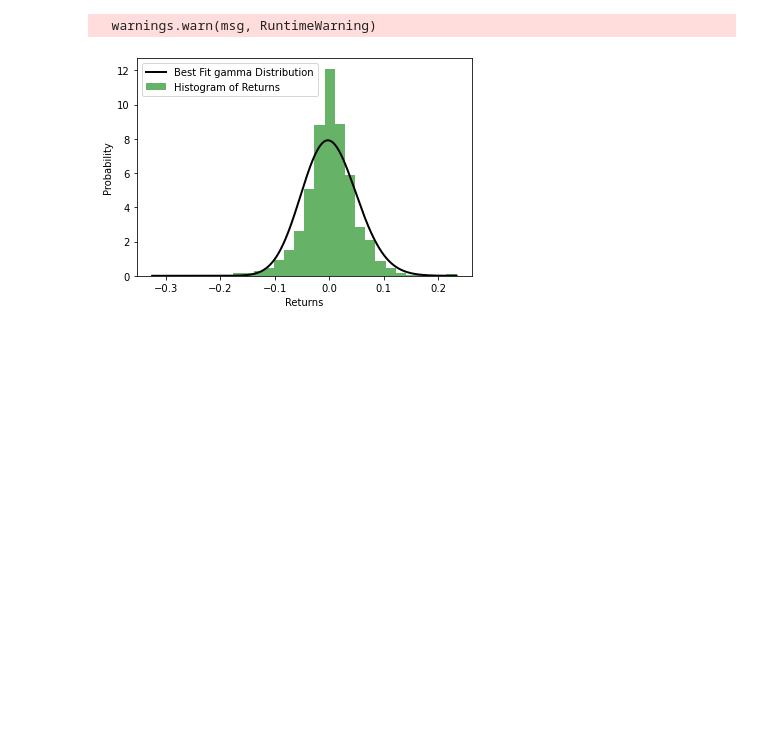
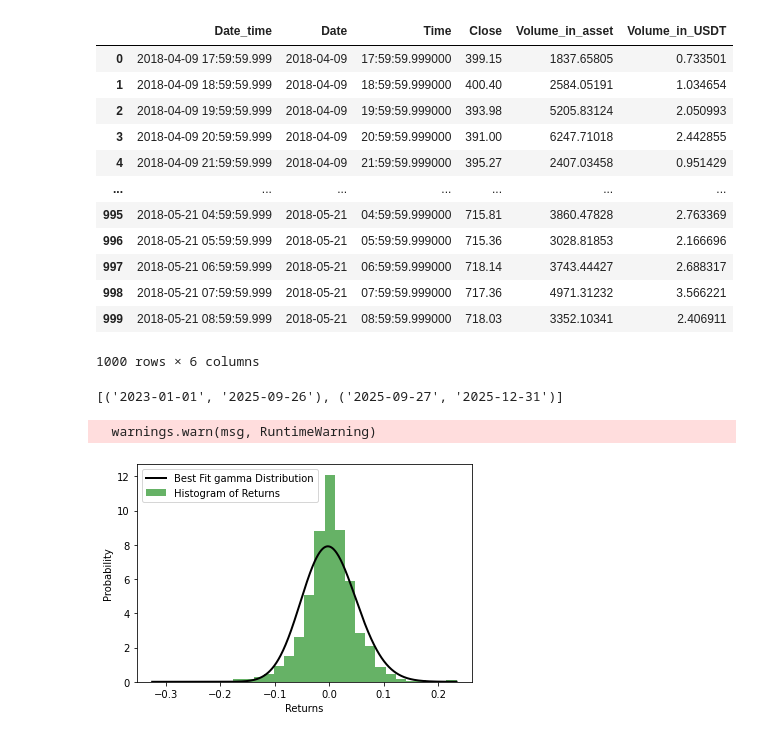
Before and after one commit to apastukhanov/idao_analytics, a Jupyter notebook: crypto_returns_dist.ipynb, the cells around one changed output. Cells and saved outputs as stored; diff of their text form; code cells hidden in the pictures; blank space fills up the shorter version.

```diff
--- a/crypto_returns_dist.ipynb
+++ b/crypto_returns_dist.ipynb
@@ -34,4 +93,4 @@ def create_df(data: Dict) -> pd.DataFrame:
     df['Volume_in_asset'] = df['Volume'].astype(float)
     df['Volume_in_USDT'] = (df['Volume_in_asset'] * df['Close']) / 1000000
 
-    return df[['Date', 'Time', 'Close', 'Volume_in_asset', 'Volume_in_USDT']]
+    return df[['Date_time', 'Date', 'Time', 'Close', 'Volume_in_asset', 'Volume_in_USDT']]
@@ -86,16 +168,68 @@ distributions = [
     "fatiguelife", # Fatigue life (Birnbaum-Saunders) distribution
 ]
 # %%
-interval = '1d'
+interval = '1h'
 ticker  = 'ETHUSDT'
 
 get_date = lambda delta: int((datetime.now() - timedelta(days=delta)).timestamp() * 1000)
 
 dt1 = get_date(1)
-dt2 = get_date(365*3+1)
+dt2 = get_date(2000)
 
 data = get_prices_binance(ticker, interval, dt2, dt1)
 df = create_df(data)
+df
+# %% [output]
+|  | Date_time | Date | Time | Close | Volume_in_asset | Volume_in_USDT |
+| 0 | 2018-04-09 17:59:59.999 | 2018-04-09 | 17:59:59.999000 | 399.15 | 1837.65805 | 0.733501 |
+| 1 | 2018-04-09 18:59:59.999 | 2018-04-09 | 18:59:59.999000 | 400.40 | 2584.05191 | 1.034654 |
+| 2 | 2018-04-09 19:59:59.999 | 2018-04-09 | 19:59:59.999000 | 393.98 | 5205.83124 | 2.050993 |
+| 3 | 2018-04-09 20:59:59.999 | 2018-04-09 | 20:59:59.999000 | 391.00 | 6247.71018 | 2.442855 |
+| 4 | 2018-04-09 21:59:59.999 | 2018-04-09 | 21:59:59.999000 | 395.27 | 2407.03458 | 0.951429 |
+| ... | ... | ... | ... | ... | ... | ... |
+| 995 | 2018-05-21 04:59:59.999 | 2018-05-21 | 04:59:59.999000 | 715.81 | 3860.47828 | 2.763369 |
+| 996 | 2018-05-21 05:59:59.999 | 2018-05-21 | 05:59:59.999000 | 715.36 | 3028.81853 | 2.166696 |
+| 997 | 2018-05-21 06:59:59.999 | 2018-05-21 | 06:59:59.999000 | 718.14 | 3743.44427 | 2.688317 |
+| 998 | 2018-05-21 07:59:59.999 | 2018-05-21 | 07:59:59.999000 | 717.36 | 4971.31232 | 3.566221 |
+| 999 | 2018-05-21 08:59:59.999 | 2018-05-21 | 08:59:59.999000 | 718.03 | 3352.10341 | 2.406911 |
+1000 rows × 6 columns
+# %%
+from datetime import datetime, timedelta
+
+def split_date_range(start_date, end_date):
+    # Convert the input dates to datetime objects
+    start_date = datetime.strptime(start_date, "%Y-%m-%d")
+    end_date = datetime.strptime(end_date, "%Y-%m-%d")
+
+    # Initialize the list to store the split date ranges
+    date_ranges = []
+
+    # Initialize the current start date
+    current_start_date = start_date
+
+    while current_start_date < end_date:
+        # Calculate the end date for the current period
+        current_end_date = current_start_date + timedelta(days=999)
+
+        # Ensure that the current end date does not exceed the overall end date
+        if current_end_date > end_date:
+            current_end_date = end_date
+
+        # Append the current date range to the list
+        date_ranges.append((current_start_date.strftime("%Y-%m-%d"), current_end_date.strftime("%Y-%m-%d")))
+
+        # Update the current start date for the next period
+        current_start_date = current_end_date + timedelta(days=1)
+
+    return date_ranges
+
+# Example usage:
+start_date = "2023-01-01"
+end_date = "2025-12-31"
+result = split_date_range(start_date, end_date)
+print(result)
+# %% [output]
+[('2023-01-01', '2025-09-26'), ('2025-09-27', '2025-12-31')]
 # %%
 returns = np.log(df['Close'].pct_change().dropna() + 1)
 returns = np.array(returns)
```
Also changed, not shown: parts of 7 cells of this notebook, 2 other files.
